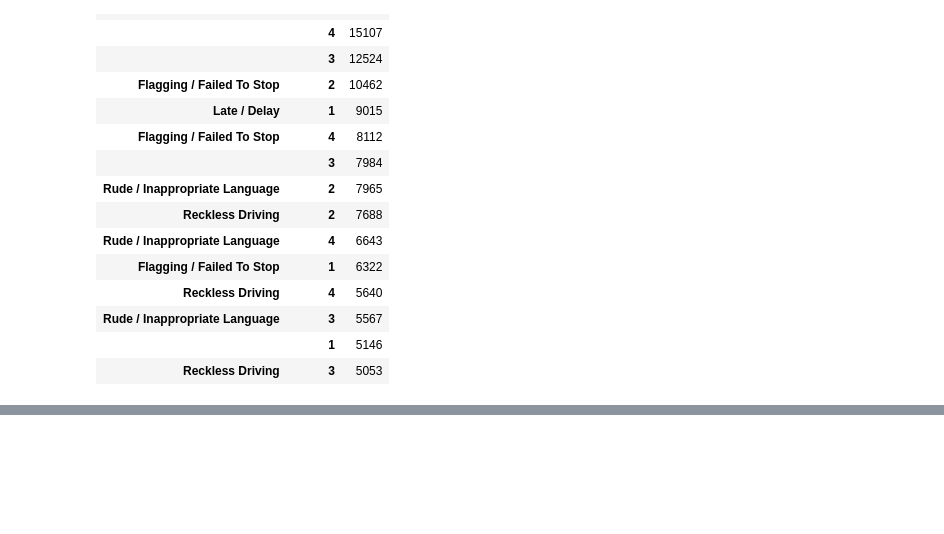
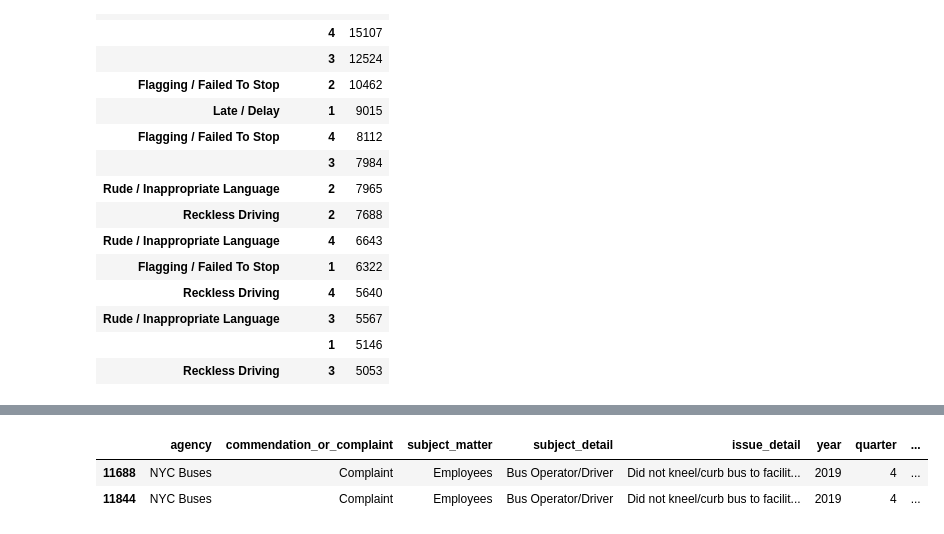
Before and after one commit to itzamnahuerta/mta_complaints, a Jupyter notebook: MTA_COMPLAINTS.ipynb, the cells around one changed output, grey strips where cells are left out. Saved outputs shown, nothing was run; the diff lists cells and outputs as text; code cells hidden in the pictures; blank space fills up the shorter version.

```diff
--- a/MTA_COMPLAINTS.ipynb
+++ b/MTA_COMPLAINTS.ipynb
@@ -641,0 +694,6 @@ pd.pivot_table(direct_df,values="accessibility_related_direct", index=[ 'year']
+# %%
+otherworthy_df.head(2)
+# %% [output]
+|  | agency | commendation_or_complaint | subject_matter | subject_detail | issue_detail | year | quarter | ... |
+| 11688 | NYC Buses | Complaint | Employees | Bus Operator/Driver | Did not kneel/curb bus to facilit... | 2019 | 4 | ... |
+| 11844 | NYC Buses | Complaint | Employees | Bus Operator/Driver | Did not kneel/curb bus to facilit... | 2019 | 4 | ... |
```
Also changed, not shown: parts of 42 cells of this notebook.
